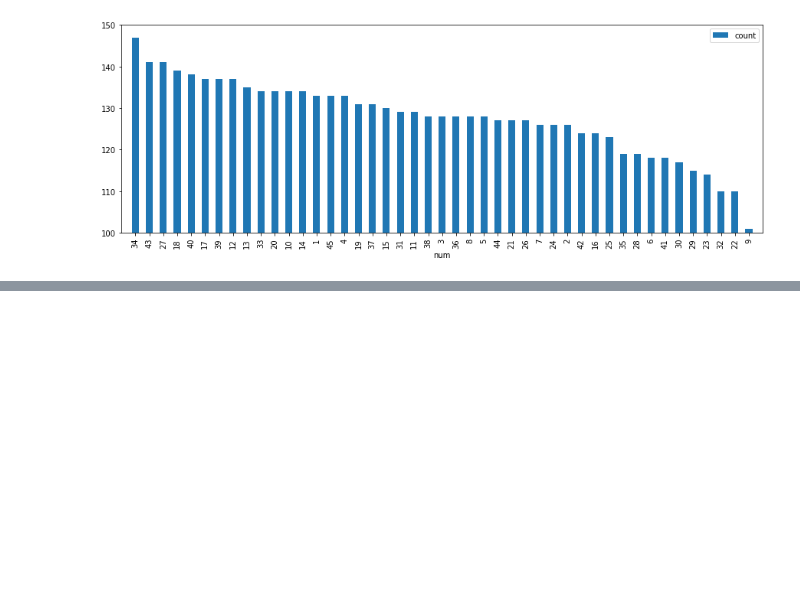
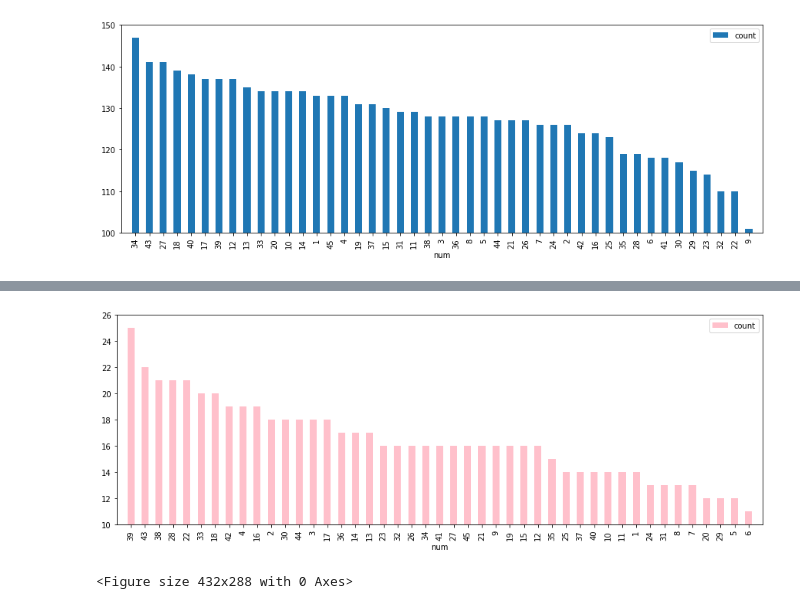
Before and after one commit to shznjihye/Learning, a Jupyter notebook: new_lotto.ipynb, the cells around one changed output, grey strips where cells are left out. Saved outputs shown, nothing was run; the diff lists cells and outputs as text; code cells hidden in the pictures; blank space fills up the shorter version.

```diff
--- a/new_lotto.ipynb
+++ b/new_lotto.ipynb
@@ -6,7 +6,7 @@ import pandas as pd
 import matplotlib.pyplot as plt
 import matplotlib.font_manager as fm
 # %%
-df = pd.read_csv('/content/excel11.csv', low_memory = False)
+df = pd.read_csv('/content/drive/MyDrive/Colab Notebooks/excel11.csv', low_memory = False)
 df.head()
 
 # low_memory = True는 모든 데이터타입을 일일히 확인 / False는 하나로 통합
@@ -104,3 +104,8 @@ plt.axis([-1,45,100, 150])
 plt.savefig('statsmax.png')
 # %% [output]
 [figure]
+# %%
+# 동행복권 사업 시작
+
+df3 = df.loc[835:,:]
+df3.head()
@@ -106,0 +119,14 @@ plt.savefig('statsmax.png')
+# %%
+new_lotto = df3['A'].values.tolist() + df3['B'].values.tolist() + df3['C'].dropna().values.tolist() + df3['D'].dropna().values.tolist()+ df3['E'].dropna().values.tolist() + df3['F'].dropna().values.tolist()
+len(new_lotto)
+lotto_n, n_number = np.unique(new_lotto, return_counts=True)
+# %%
+n_df = pd.DataFrame({'num': lotto_n, 'count': n_number})
+n_df = n_df.groupby('num').mean().sort_values(['count'],ascending=False)
+n_df.plot(kind='bar', figsize=(15,5), color="pink")
+plt.axis([-1,45,10, 26])
+plt.show()
+plt.savefig('statsmax.png')
+# %% [output]
+[figure, added]
+<Figure size 432x288 with 0 Axes>
```
Also changed, not shown: parts of 2 cells of this notebook.
